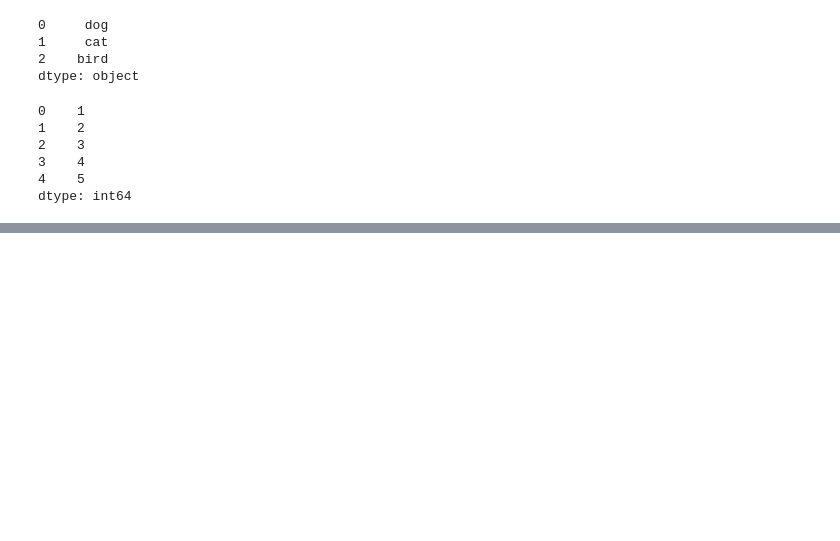
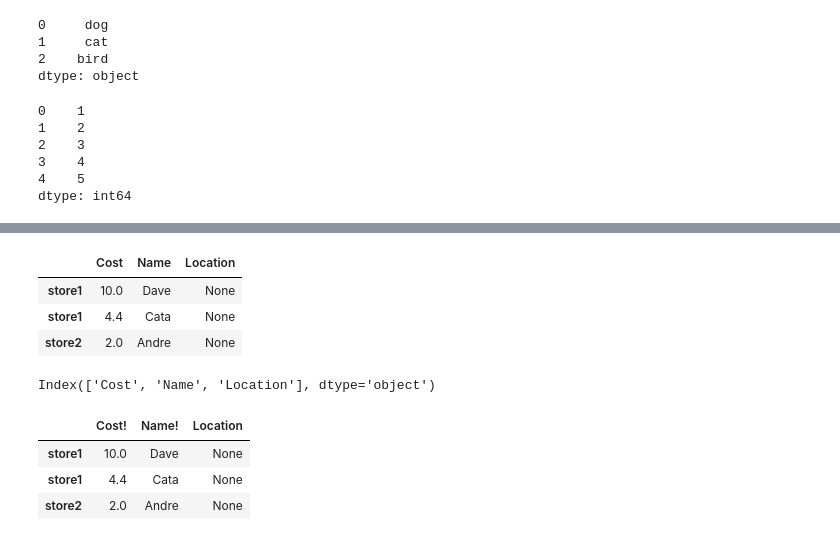
Before and after one commit to davidarango82/intro-data-sci-python, a Jupyter notebook: Untitled.ipynb, the cells around one changed output, grey strips where cells are left out. Cells and saved outputs as stored; diff of their text form; code cells hidden in the pictures; blank space fills up the shorter version.

```diff
--- a/Untitled.ipynb
+++ b/Untitled.ipynb
@@ -462,0 +676,23 @@ dtype: int64
+# %%
+# applying changes to a column on the DataFrame (Broadcasting)
+# ex: 20% discount on all products:
+
+df['Cost'] *= 0.8
+df
+# %% [output]
+|  | Cost | Name | Location |
+| store1 | 10.0 | Dave | None |
+| store1 | 4.4 | Cata | None |
+| store2 | 2.0 | Andre | None |
+# %%
+df.columns
+# %% [output]
+Index(['Cost', 'Name', 'Location'], dtype='object')
+# %%
+
+df.rename(index=str, columns={"Cost": "Cost!", "Name": "Name!"})
+# %% [output]
+|  | Cost! | Name! | Location |
+| store1 | 10.0 | Dave | None |
+| store1 | 4.4 | Cata | None |
+| store2 | 2.0 | Andre | None |
```
Also changed, not shown: parts of 30 cells of this notebook.
